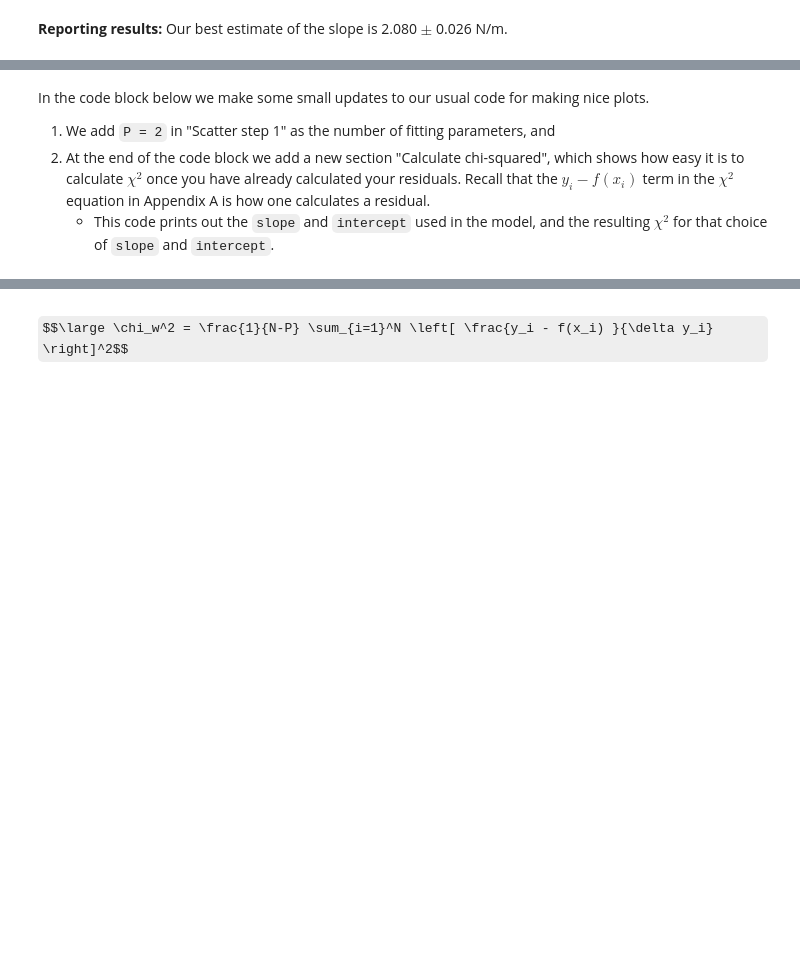
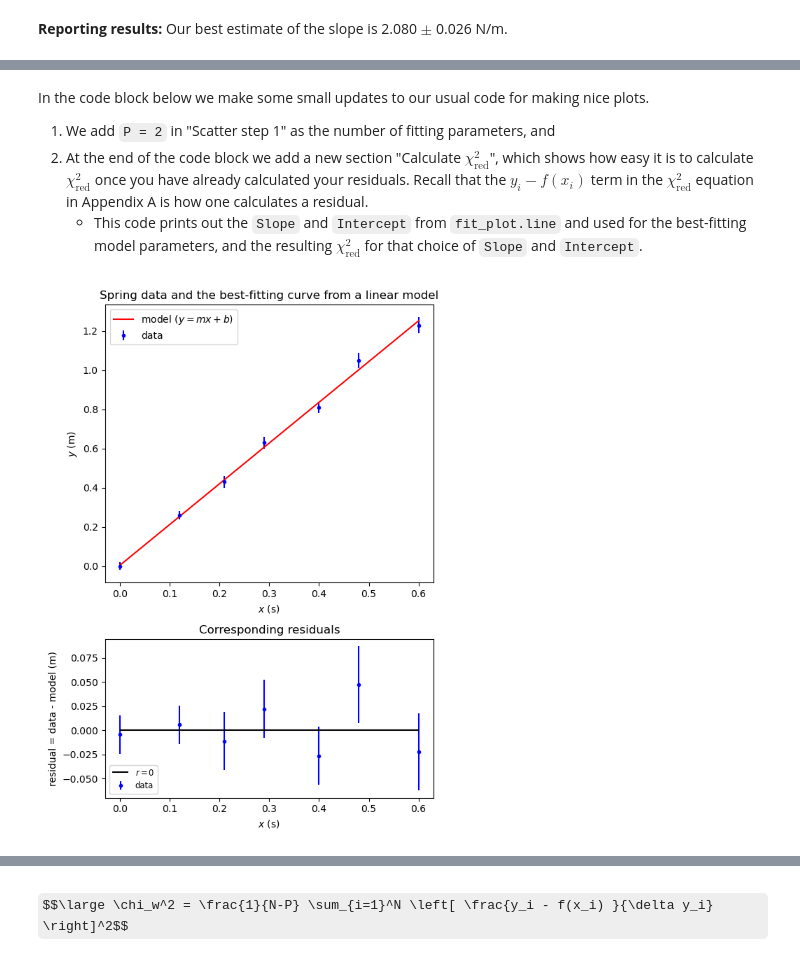
Before and after one commit to phys119/p119_24w2, a Jupyter notebook: Lab06/Lab06-demo/Lab06_demo.ipynb, the cells around one changed output, grey strips where cells are left out. Saved outputs shown, nothing was run; the diff lists cells and outputs as text; code cells hidden in the pictures; some formulas as TeX source; blank space fills up the shorter version.

```diff
--- a/Lab06/Lab06-demo/Lab06_demo.ipynb
+++ b/Lab06/Lab06-demo/Lab06_demo.ipynb
@@ -79,8 +91,83 @@ print("Slope uncertainty:", dslope, "N/m")
 # %% [markdown]
 In the code block below we make some small updates to our usual code for making nice plots.
 1. We add `P = 2` in "Scatter step 1" as the number of fitting parameters, and
-2. At the end of the code block we add a new section "Calculate chi-squared", which shows how easy it is to calculate $\chi^2$ once you have already calculated your residuals. Recall that the $y_i - f(x_i)$ term in the $\chi^2$ equation in Appendix A is how one calculates a residual.
-   * This code prints out the `slope` and `intercept` used in the model, and the resulting $\chi^2$ for that choice of `slope` and `intercept`.
+2. At the end of the code block we add a new section "Calculate $\chi^2_\mathrm{red}$", which shows how easy it is to calculate $\chi^2_\mathrm{red}$ once you have already calculated your residuals. Recall that the $y_i - f(x_i)$ term in the $\chi^2_\mathrm{red}$ equation in Appendix A is how one calculates a residual.
+   * This code prints out the `Slope` and `Intercept` from `fit_plot.line` and used for the best-fitting model parameters, and the resulting $\chi^2_\mathrm{red}$ for that choice of `Slope` and `Intercept`.
+# %%
+# LINEAR MODEL
+
+# Model – step 1: find the range of x values from the experimental data.
+x_data = delta_xVec
+y_data = f_sVec
+del_y_data = del_f_sVec
+del_x_data = del_delta_xVec
+x_min = np.min(x_data)  # find the smallest x value
+x_max = np.max(x_data)  # find the largest x value
+
+# Model – step 2: generate an array of model x values between x_min and x_max
+# for which we want to plot the model y values.
+x_model = np.linspace(
+    start=x_min, stop=x_max, num=200
+    )  # return 200 evenly spaced values
+
+# Model – step 3: calculate the model y values at each of the model x values.
+# Choose best-fitting values for the linear model.
+m = 2.08
+b = 0.0045
+y_model = m * x_model + b
+
+# Model – step 4: plot the model on the graph of the experimental data.
+# Create a figure and a set of subplots and reference them in the
+# variables "fig" and "axs".
+fig, axs = plt.subplots(
+    nrows=2, ncols=1, squeeze=False,
+    height_ratios=[1.75, 1], figsize=(5.8, 8)
+    )  # do not change
+
+data_label = "data"
+graph_title = "Spring data and the best-fitting curve from a linear model"
+x_label = "$x$ (s)"
+y_label = "$y$ (m)"
+axs[0, 0].errorbar(
+    x=x_data, y=y_data, yerr=del_y_data,
+    fmt='bo', markersize=3, label=data_label
+    )  # plot experimental data
+axs[0, 0].set_title(graph_title)
+axs[0, 0].set_xlabel(x_label)
+axs[0, 0].set_ylabel(y_label)
+
+model_label = "model ($y = mx + b$)"
+axs[0, 0].plot(x_model, y_model, "r-", label=model_label)  # plot model data
+# Add a legend (you can change the location as needed)
+axs[0, 0].legend(loc='upper left')
+
+# Residuals – step 1: calculate the model predictions y_prediction for each of
+# the measured x_data values.
+y_prediction = m * x_data + b
+
+# Residuals – step 2: calculate the residuals.
+residuals = y_data - y_prediction
+
+# Residuals – step 3: plot the residuals against the measured x_data values.
+residual_graph_title = "Corresponding residuals"
+residual_y_label = "residual = data - model (m)"
+axs[1, 0].errorbar(
+    x=x_data, y=residuals, yerr=del_y_data,
+    fmt='bo', markersize=3, label=data_label
+    )
+axs[1, 0].set_title(residual_graph_title)
+axs[1, 0].set_xlabel(x_label)  # reuse the x-label from the scatter plot
+axs[1, 0].set_ylabel(residual_y_label)
+
+# Residuals – step 4: add a horizontal line at r=0 to the plot.
+axs[1, 0].hlines(y=0, xmin=x_min, xmax=x_max, color='k', label="$r = 0$")
+# Add a legend (you can change the location as needed)
+axs[1, 0].legend(loc='lower left', fontsize='small')
+
+plt.tight_layout()  # adjust the padding between and around subplots
+plt.show()
+# %% [output]
+[figure, added]
 # %%
 '''
 Code to make the scatter and residuals plots, as well as calculate
```
Also changed, not shown: parts of 15 cells of this notebook.
